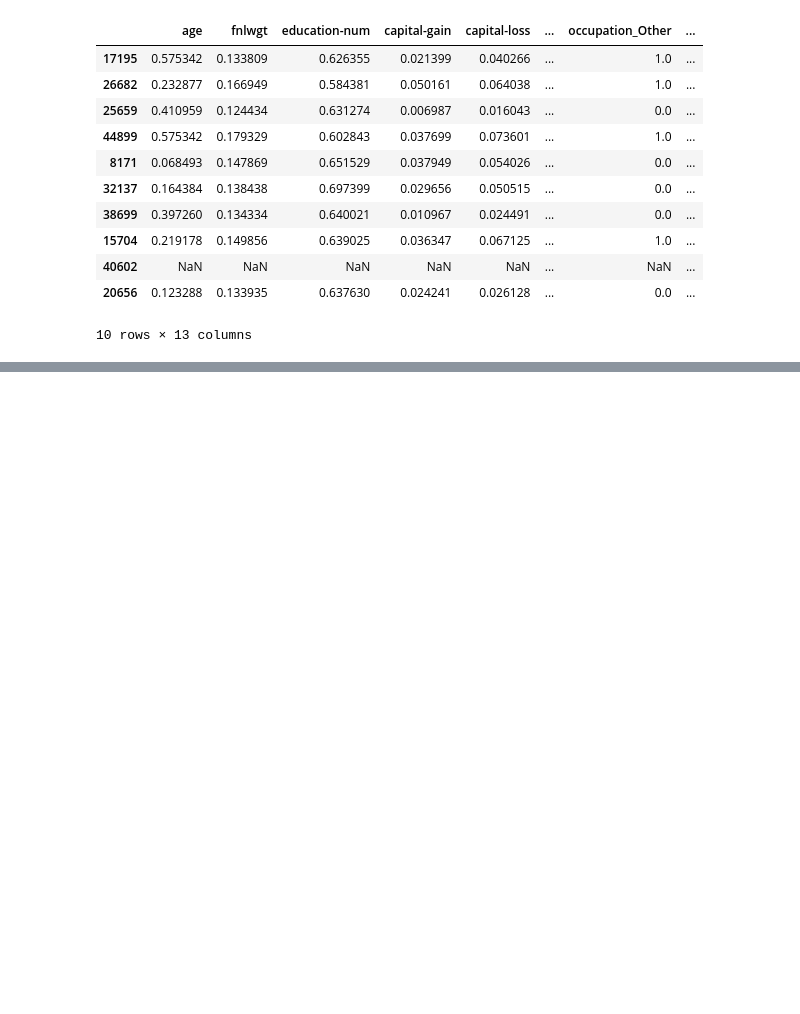
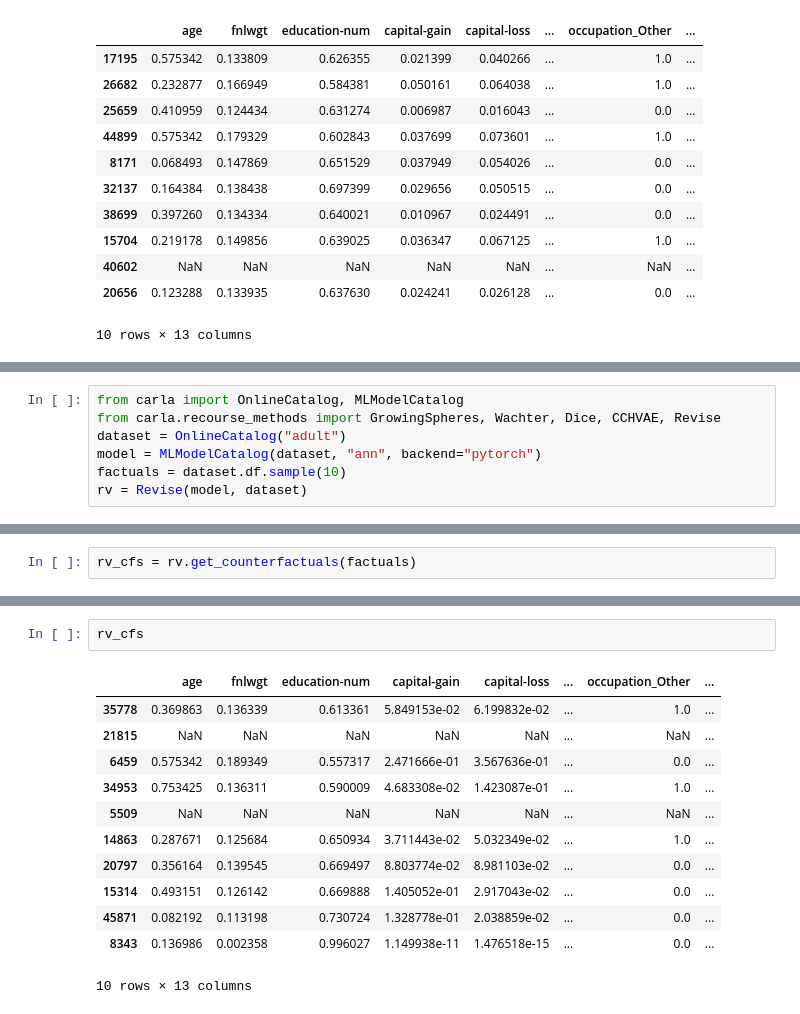
Before and after one commit to Suzie14/CARLA, a Jupyter notebook: benchmark.ipynb, the cells around one changed output, grey strips where cells are left out. Drawn from its saved outputs; the diff is of its cells as text; blank space fills up the shorter version.

```diff
--- a/benchmark.ipynb
+++ b/benchmark.ipynb
@@ -112,0 +122,7 @@ cc_cfs
+# %%
+from carla import OnlineCatalog, MLModelCatalog
+from carla.recourse_methods import GrowingSpheres, Wachter, Dice, CCHVAE, Revise
+dataset = OnlineCatalog("adult")
+model = MLModelCatalog(dataset, "ann", backend="pytorch")
+factuals = dataset.df.sample(10)
+rv = Revise(model, dataset)
@@ -112,0 +139,2 @@ cc_cfs
+# %%
+rv_cfs = rv.get_counterfactuals(factuals)
@@ -112,0 +152,15 @@ cc_cfs
+# %%
+rv_cfs
+# %% [output]
+|  | age | fnlwgt | education-num | capital-gain | capital-loss | ... | occupation_Other | ... |
+| 35778 | 0.369863 | 0.136339 | 0.613361 | 5.849153e-02 | 6.199832e-02 | ... | 1.0 | ... |
+| 21815 | NaN | NaN | NaN | NaN | NaN | ... | NaN | ... |
+| 6459 | 0.575342 | 0.189349 | 0.557317 | 2.471666e-01 | 3.567636e-01 | ... | 0.0 | ... |
+| 34953 | 0.753425 | 0.136311 | 0.590009 | 4.683308e-02 | 1.423087e-01 | ... | 1.0 | ... |
+| 5509 | NaN | NaN | NaN | NaN | NaN | ... | NaN | ... |
+| 14863 | 0.287671 | 0.125684 | 0.650934 | 3.711443e-02 | 5.032349e-02 | ... | 1.0 | ... |
+| 20797 | 0.356164 | 0.139545 | 0.669497 | 8.803774e-02 | 8.981103e-02 | ... | 0.0 | ... |
+| 15314 | 0.493151 | 0.126142 | 0.669888 | 1.405052e-01 | 2.917043e-02 | ... | 0.0 | ... |
+| 45871 | 0.082192 | 0.113198 | 0.730724 | 1.328778e-01 | 2.038859e-02 | ... | 0.0 | ... |
+| 8343 | 0.136986 | 0.002358 | 0.996027 | 1.149938e-11 | 1.476518e-15 | ... | 0.0 | ... |
+10 rows × 13 columns
```
Also changed, not shown: parts of 6 cells of this notebook, 1 other file.
